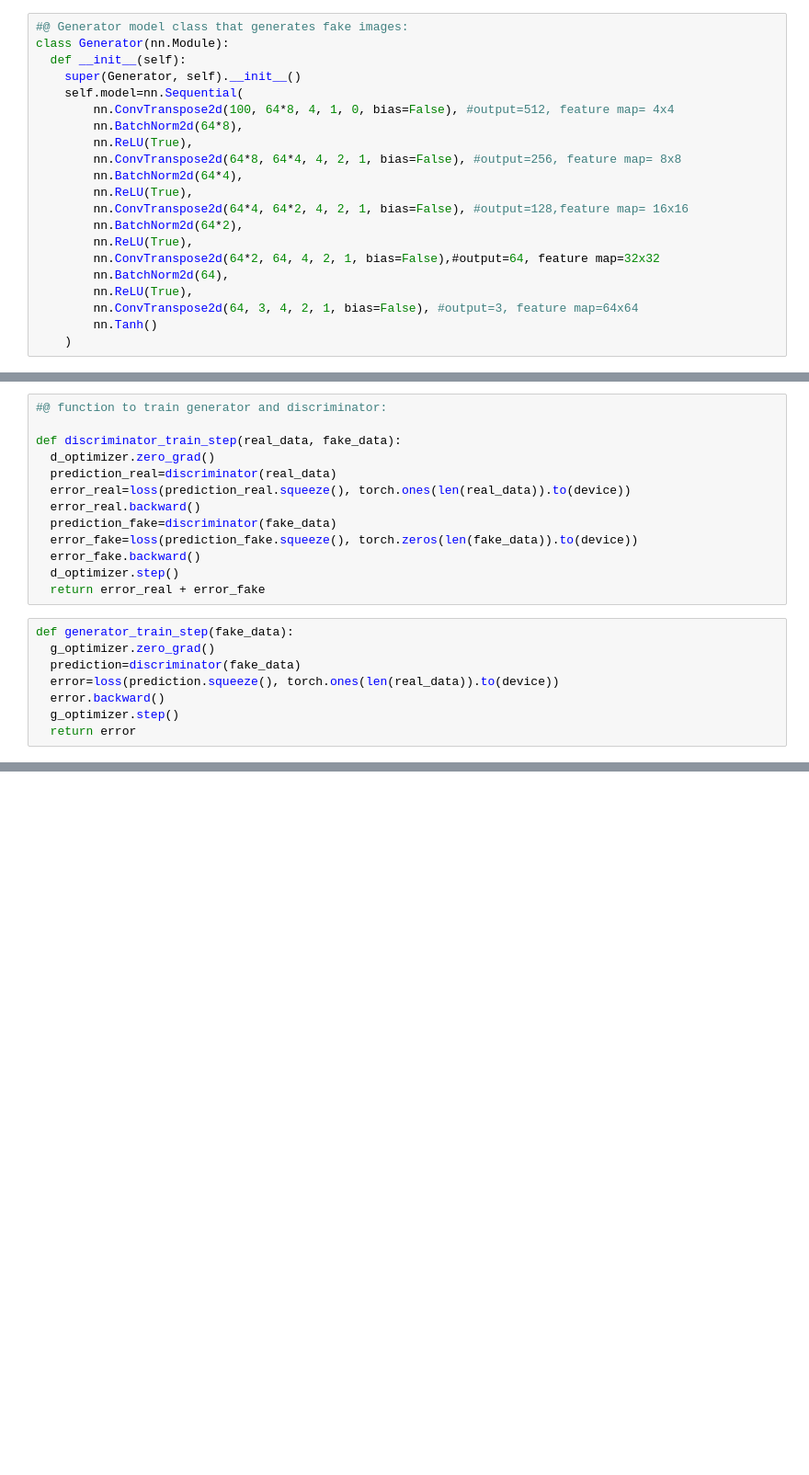
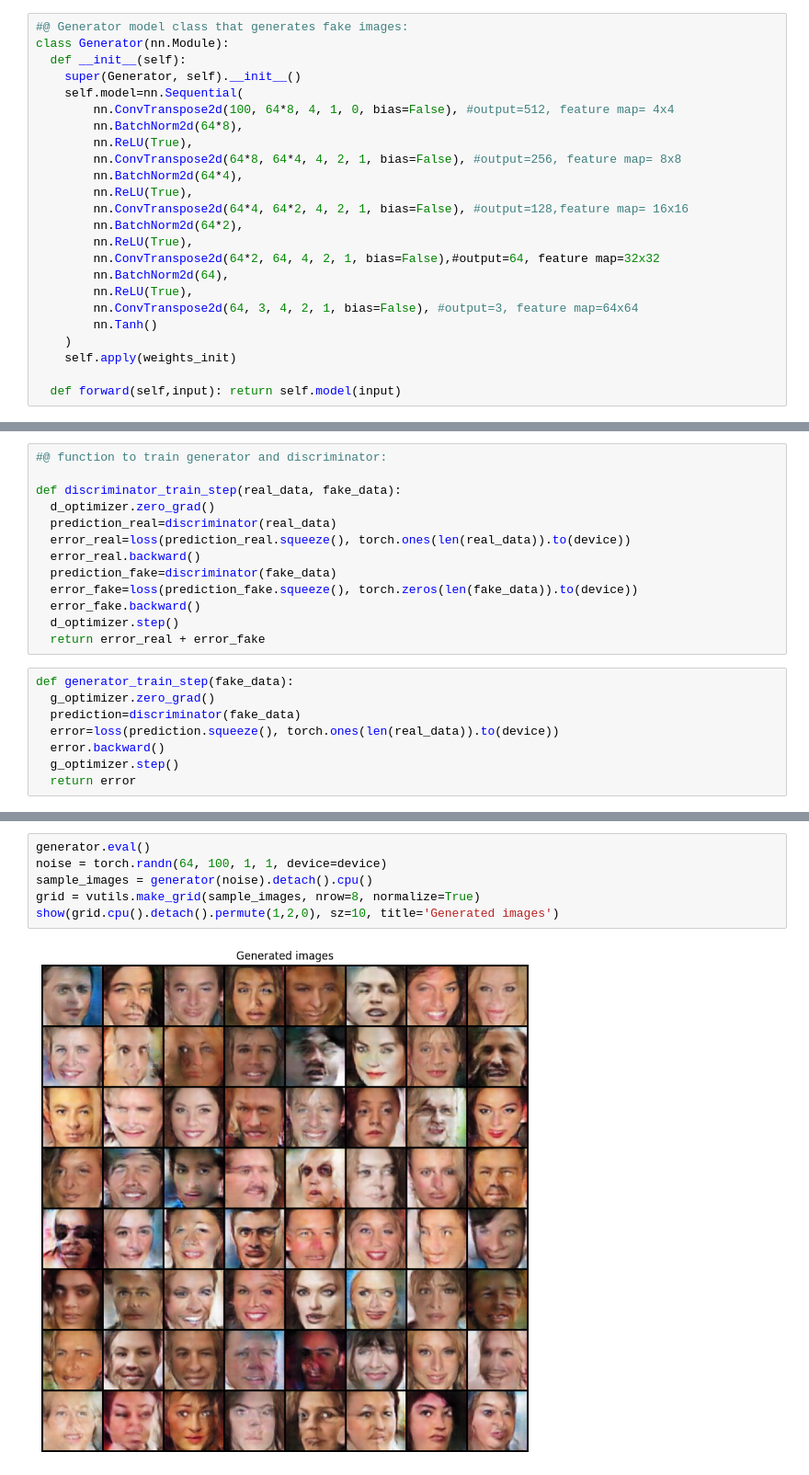
Before and after one commit to prijall/DeepLearning, a Jupyter notebook: DCGANs.ipynb, the cells around one changed output, grey strips where cells are left out. Shown at 92% size. Cells and saved outputs as stored; diff of their text form; blank space fills up the shorter version.

```diff
--- a/DCGANs.ipynb
+++ b/DCGANs.ipynb
@@ -165,5 +173,8 @@ class Generator(nn.Module):
         nn.ConvTranspose2d(64, 3, 4, 2, 1, bias=False), #output=3, feature map=64x64
         nn.Tanh()
     )
+    self.apply(weights_init)
+
+  def forward(self,input): return self.model(input)
 # %%
 #@ Creating objects for different purpose:
@@ -195,0 +274,8 @@ def generator_train_step(fake_data):
+# %%
+generator.eval()
+noise = torch.randn(64, 100, 1, 1, device=device)
+sample_images = generator(noise).detach().cpu()
+grid = vutils.make_grid(sample_images, nrow=8, normalize=True)
+show(grid.cpu().detach().permute(1,2,0), sz=10, title='Generated images')
+# %% [output]
+[figure, added]
```
Also changed, not shown: parts of 9 cells of this notebook.
